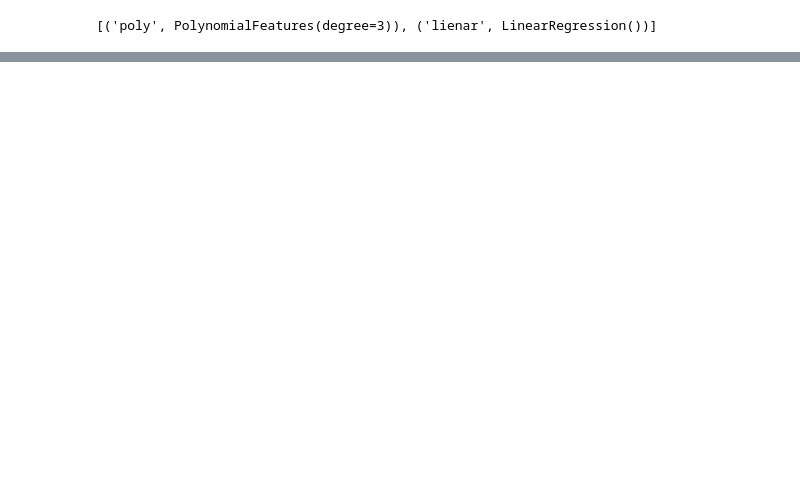
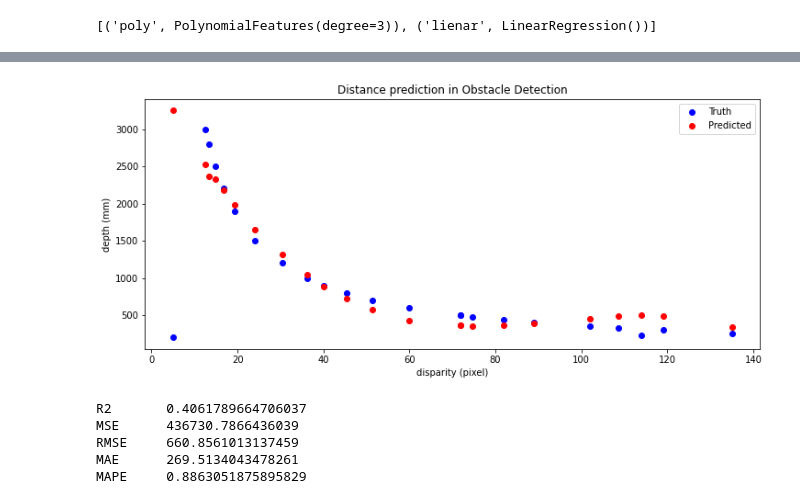
Before and after one commit to chawza/jetson-obstacle-avoidance, a Jupyter notebook: notebooks/depth regression.ipynb, the cells around one changed output, grey strips where cells are left out. Saved outputs shown, nothing was run; the diff lists cells and outputs as text; code cells hidden in the pictures; blank space fills up the shorter version.

```diff
--- a/notebooks/depth regression.ipynb
+++ b/notebooks/depth regression.ipynb
@@ -72,0 +105,32 @@ array([4301.4795], dtype=float32)
+# %%
+truth_distance = [200, 230, 260, 300, 350, 330, 400, 500, 440, 480, 500, 600, 700, 800, 900, 1000, 1200, 1500, 1900, 2200, 2500, 2800, 3000]
+exp_disparity = [5.0, 114.0, 135.0, 119.0, 102.0, 108.5, 89.0, 71.9, 81.9, 74.7, 71.9, 60.0, 51.4, 45.3, 40.1, 36.2, 30.5, 24.0, 19.4, 16.8, 14.9, 13.3, 12.5]
+predict_distance = [3249.2, 498.1, 344, 494, 458, 484, 394, 360.7, 365, 358, 360.9, 432, 575, 723.02, 886.67, 1038.72, 1311, 1645.5, 1985.84, 2182.65, 2332.12, 2362.5017, 2526.99]
+plt.figure(figsize=(12,5))
+plt.title('Distance prediction in Obstacle Detection')
+plt.ylabel('depth (mm)')
+plt.xlabel('disparity (pixel)')
+plt.scatter(exp_disparity, truth_distance, color='blue', label='Truth')
+plt.scatter(exp_disparity, predict_distance, color='red', label='Predicted')
+plt.legend()
+plt.show()
+# %% [output]
+[figure, added]
+# %%
+r2 = r2_score(truth_distance, predict_distance)
+mqe = mean_squared_error(truth_distance, predict_distance)
+rmse = np.sqrt(mqe)
+mae = mean_absolute_error(truth_distance, predict_distance)
+mape = mean_absolute_percentage_error(truth_distance, predict_distance)
+
+print('R2\t', r2)
+print('MSE\t', mqe)
+print('RMSE\t', rmse)
+print('MAE\t', mae)
+print('MAPE\t', mape)
+# %% [output]
+R2       0.4061789664706037
+MSE      436730.7866436039
+RMSE     660.8561013137459
+MAE      269.5134043478261
+MAPE     0.8863051875895829
```
Also changed, not shown: parts of 8 cells of this notebook, 1 other file.
